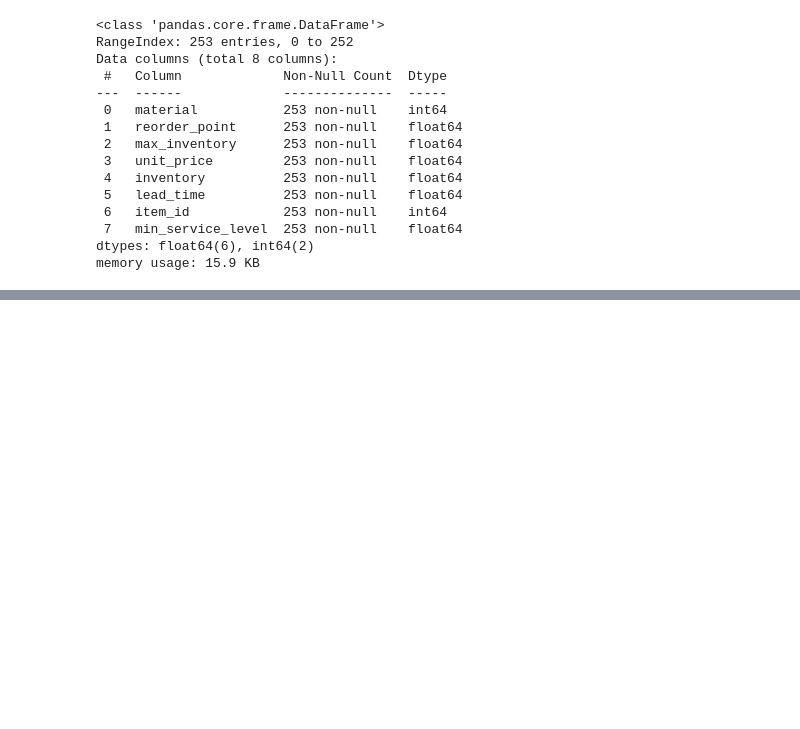
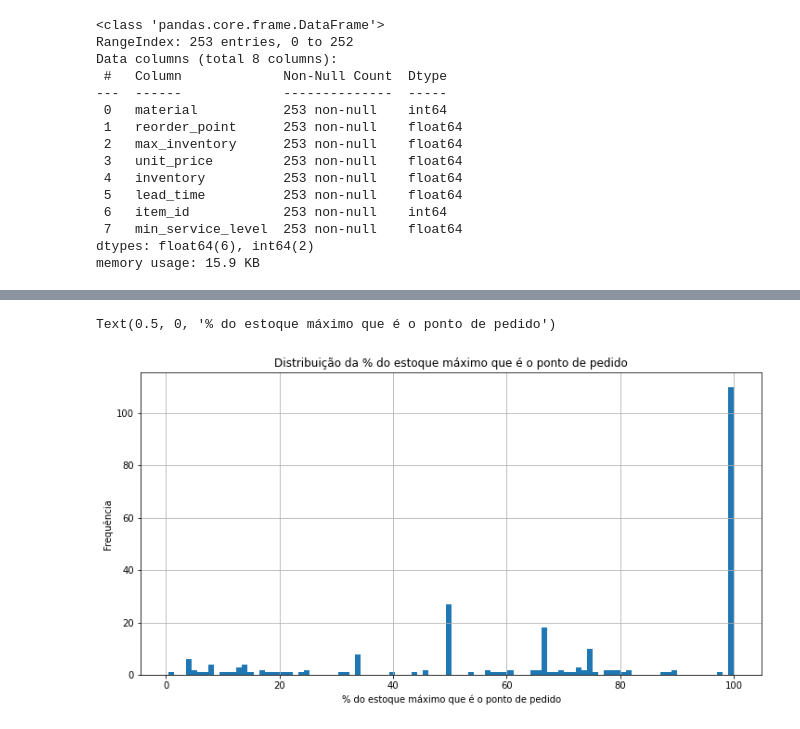
Before and after one commit to PanGeia-Study-Group/Otimizacao_supply_chain, a Jupyter notebook: codigo/EDA.ipynb, the cells around one changed output, grey strips where cells are left out. Cells and saved outputs as stored; diff of their text form; code cells hidden in the pictures; blank space fills up the shorter version.

```diff
--- a/codigo/EDA.ipynb
+++ b/codigo/EDA.ipynb
@@ -56,0 +90,10 @@ O dataset tem 253 linhas e 8 colunas
+# %%
+#Relação entre ponto de pedido e estoque máximo
+plt.figure(figsize=(12,6))
+(100*itens_df.reorder_point/itens_df.max_inventory).hist(bins=100)
+plt.title('Distribuição da % do estoque máximo que é o ponto de pedido')
+plt.ylabel('Frequência')
+plt.xlabel('% do estoque máximo que é o ponto de pedido')
+# %% [output]
+Text(0.5, 0, '% do estoque máximo que é o ponto de pedido')
+[figure, added]
```
Also changed, not shown: parts of 19 cells of this notebook.
